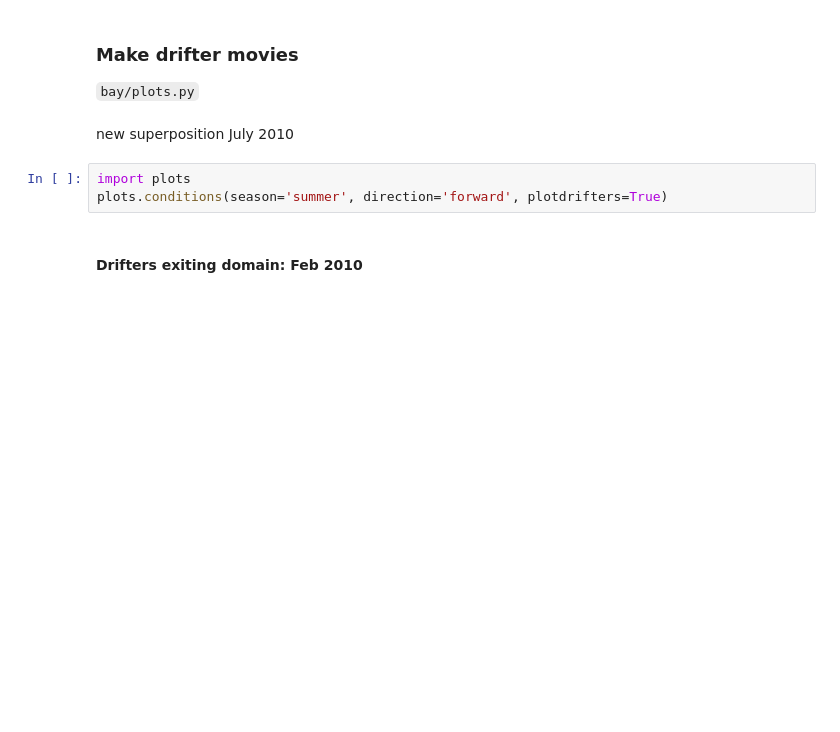
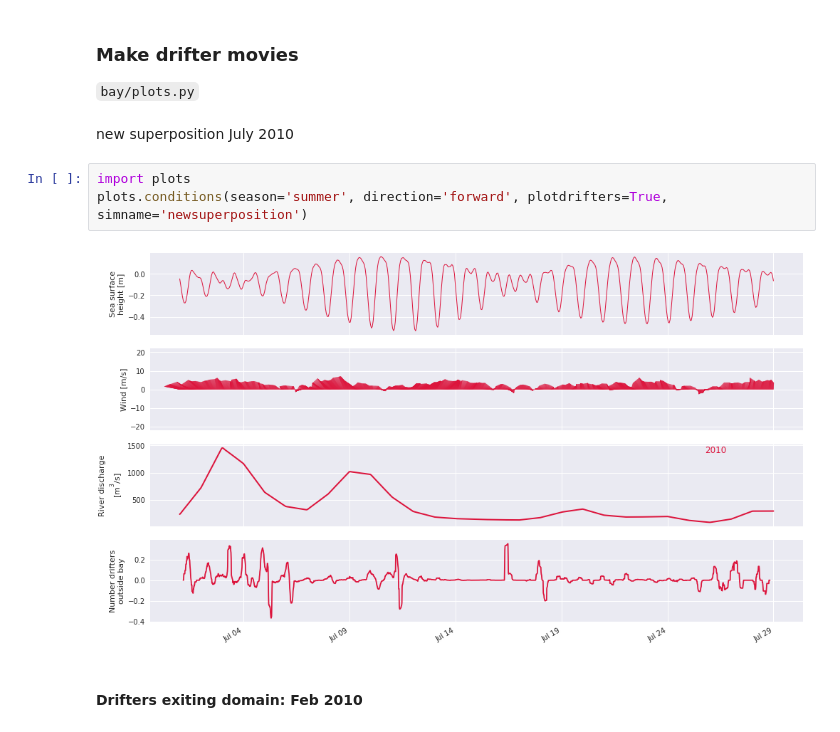
Before and after one commit to kthyng/bay, a Jupyter notebook: summary.ipynb, the cells around one changed output. Saved outputs shown, nothing was run; the diff lists cells and outputs as text; blank space fills up the shorter version.

```diff
--- a/summary.ipynb
+++ b/summary.ipynb
@@ -176,7 +176,9 @@ plots.drifters(which='df_2010-07-14T08.csv')  # makes animation of model output
 new superposition July 2010
 # %%
 import plots
-plots.conditions(season='summer', direction='forward', plotdrifters=True)
+plots.conditions(season='summer', direction='forward', plotdrifters=True, simname='newsuperposition')
+# %% [output]
+[figure, added]
 # %% [markdown]
 #### Drifters exiting domain: Feb 2010
 # %%
```
Also changed, not shown: parts of 7 cells of this notebook, 2 other files.
